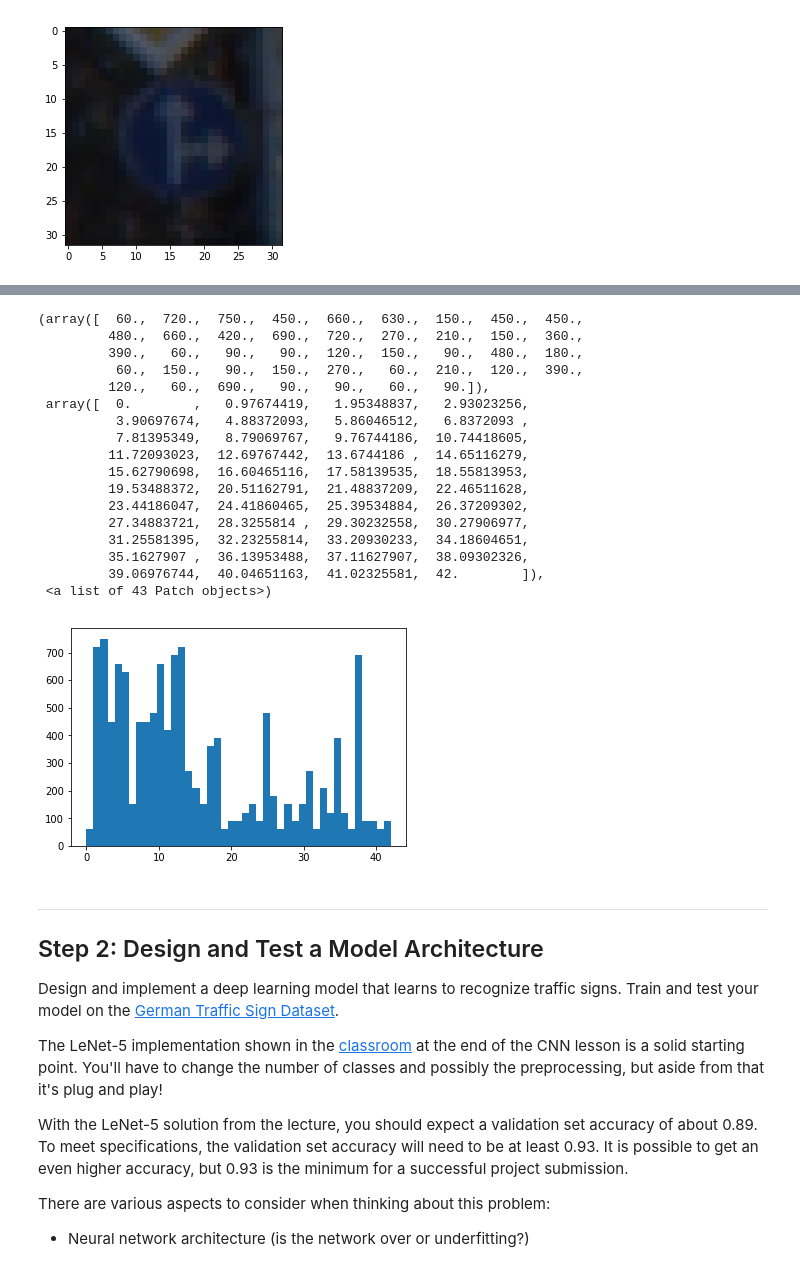
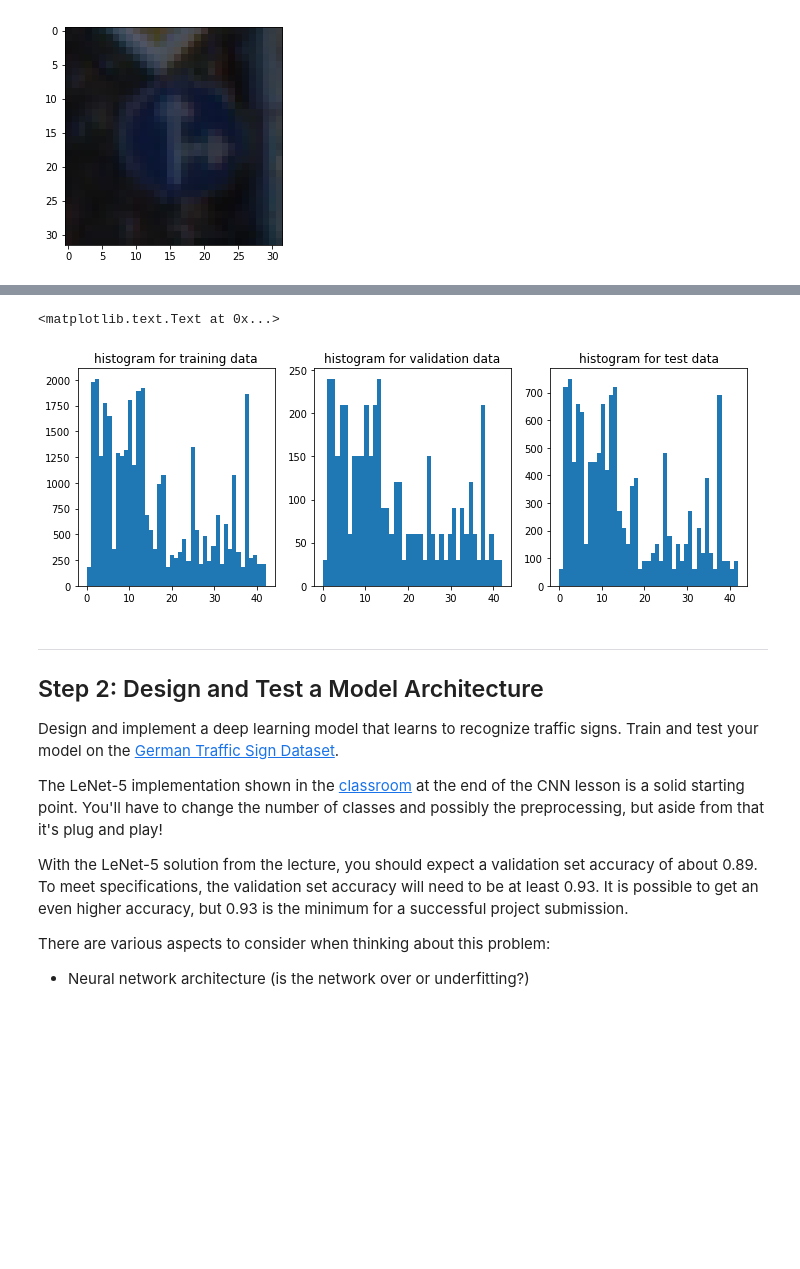
Before and after one commit to andylikescodes/CarND-Traffic-Sign-Classifier-Project, a Jupyter notebook: Traffic_Sign_Classifier.ipynb, the cells around one changed output, grey strips where cells are left out. Saved outputs shown, nothing was run; the diff lists cells and outputs as text; code cells hidden in the pictures; blank space fills up the shorter version.

```diff
--- a/Traffic_Sign_Classifier.ipynb
+++ b/Traffic_Sign_Classifier.ipynb
@@ -166,24 +123,14 @@ plt.hist(valid['labels'],bins=n_classes)
-# %%
-plt.hist(test['labels'],bins=n_classes)
-# %% [output]
-(array([  60.,  720.,  750.,  450.,  660.,  630.,  150.,  450.,  450.,
-         480.,  660.,  420.,  690.,  720.,  270.,  210.,  150.,  360.,
-         390.,   60.,   90.,   90.,  120.,  150.,   90.,  480.,  180.,
-          60.,  150.,   90.,  150.,  270.,   60.,  210.,  120.,  390.,
-         120.,   60.,  690.,   90.,   90.,   60.,   90.]),
- array([  0.        ,   0.97674419,   1.95348837,   2.93023256,
-          3.90697674,   4.88372093,   5.86046512,   6.8372093 ,
-          7.81395349,   8.79069767,   9.76744186,  10.74418605,
-         11.72093023,  12.69767442,  13.6744186 ,  14.65116279,
-         15.62790698,  16.60465116,  17.58139535,  18.55813953,
-         19.53488372,  20.51162791,  21.48837209,  22.46511628,
-         23.44186047,  24.41860465,  25.39534884,  26.37209302,
-         27.34883721,  28.3255814 ,  29.30232558,  30.27906977,
-         31.25581395,  32.23255814,  33.20930233,  34.18604651,
-         35.1627907 ,  36.13953488,  37.11627907,  38.09302326,
-         39.06976744,  40.04651163,  41.02325581,  42.        ]),
- <a list of 43 Patch objects>)
-[figure, removed]
+# %%
+fig, (ax0, ax1, ax2) = plt.subplots(ncols=3, figsize=(12,4))
+ax0.hist(train['labels'],bins=n_classes)
+ax0.set_title('histogram for training data')
+ax1.hist(valid['labels'],bins=n_classes)
+ax1.set_title('histogram for validation data')
+ax2.hist(test['labels'],bins=n_classes)
+ax2.set_title('histogram for test data')
+# %% [output]
+<matplotlib.text.Text at 0x...>
+[figure, added]
 # %% [markdown]
 ----
 
```
Also changed, not shown: parts of 6 cells of this notebook, 5 other files.
